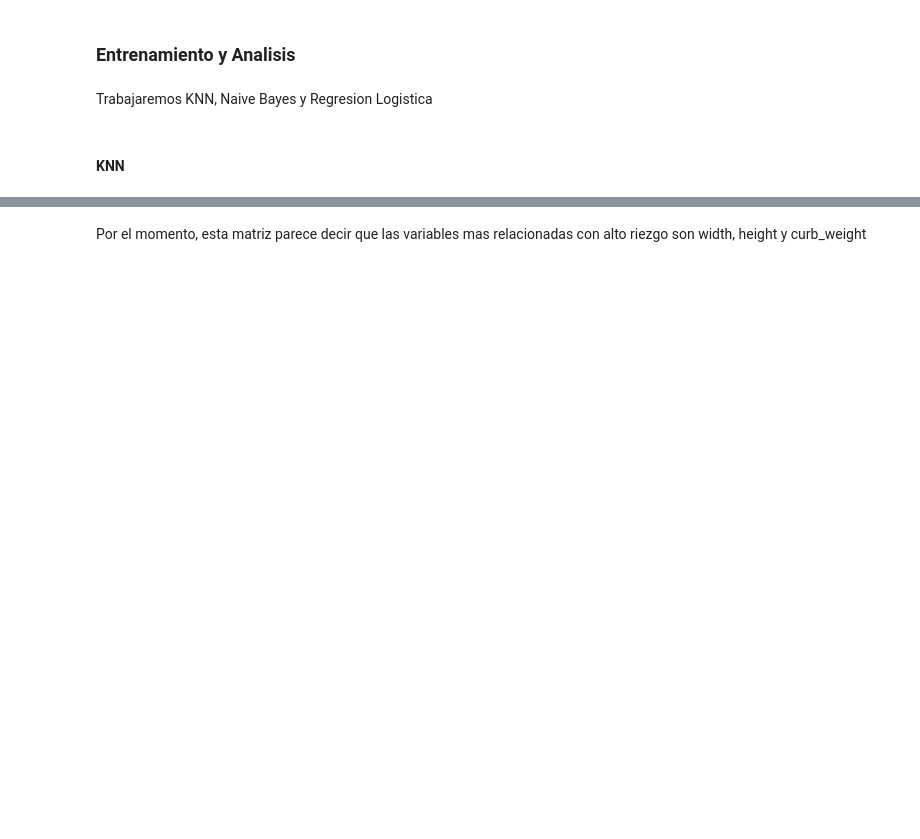
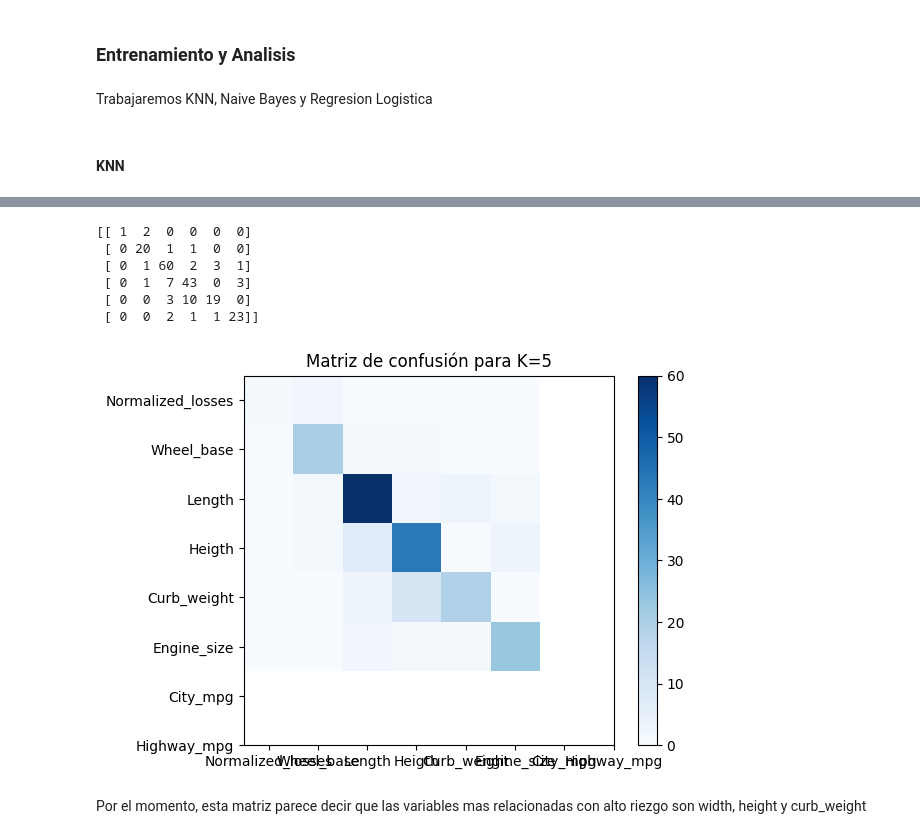
Before and after one commit to SebastianMosqueraCaicedo/ana-datos-riesgo, a Jupyter notebook: Proyect_Agredo_Mosquera.ipynb, the cells around one changed output, grey strips where cells are left out. Drawn from its saved outputs; the diff is of its cells as text; code cells hidden in the pictures; blank space fills up the shorter version.

```diff
--- a/Proyect_Agredo_Mosquera.ipynb
+++ b/Proyect_Agredo_Mosquera.ipynb
@@ -809,0 +911,6 @@ data.head()
+# %%
+def min_max_scaling(column):
+    return(column-column.min()) / (column.max() - column.min())
+# %%
+for col in data[imp_cnt].columns:
+    data[col] = min_max_scaling(data[col])
@@ -814,7 +933,7 @@ Trabajaremos KNN, Naive Bayes y Regresion Logistica
 # %% [markdown]
 #### KNN
 # %%
-x=data[cuant_var]
+x=data[imp_cnt]
 y=data["Symbolizing"]
 print(x)
 #Compararemos todas las caracteristicas numericas con la variable objetivo: el riesgo / Symbolizing
@@ -821,4 +958,4 @@ print(x)
 # %%
-k=3
+k=5
 knn = neighbors.KNeighborsClassifier(n_neighbors=k)
 knn.fit(x, y)
@@ -829,16 +986,23 @@ print("Clases predichas: ", y_pred)
 # %%
 #matriz de confusion...
 cm= metrics.confusion_matrix(y, y_pred)
 print(cm)
 plt.imshow(cm, cmap=plt.cm.Blues)
-plt.title("Matriz de confusión para K=3")
+plt.title("Matriz de confusión para K=5")
 plt.colorbar()
-tick_marks = np.arange(15)
-plt.xticks(tick_marks, data[cuant_var])
-_=plt.yticks(tick_marks, data[cuant_var])
-
+tick_marks = np.arange(8)
+plt.xticks(tick_marks, data[imp_cnt])
+_=plt.yticks(tick_marks, data[imp_cnt])
 
 # USAR MATRIZ DE PUNTOS DEL EXTRA
+# %% [output]
+[[ 1  2  0  0  0  0]
+ [ 0 20  1  1  0  0]
+ [ 0  1 60  2  3  1]
+ [ 0  1  7 43  0  3]
+ [ 0  0  3 10 19  0]
+ [ 0  0  2  1  1 23]]
+[figure, added]
 # %% [markdown]
 Por el momento, esta matriz parece decir que las variables mas relacionadas con alto riezgo son width, height y curb_weight
 # %%
```
Also changed, not shown: parts of 78 cells of this notebook.
